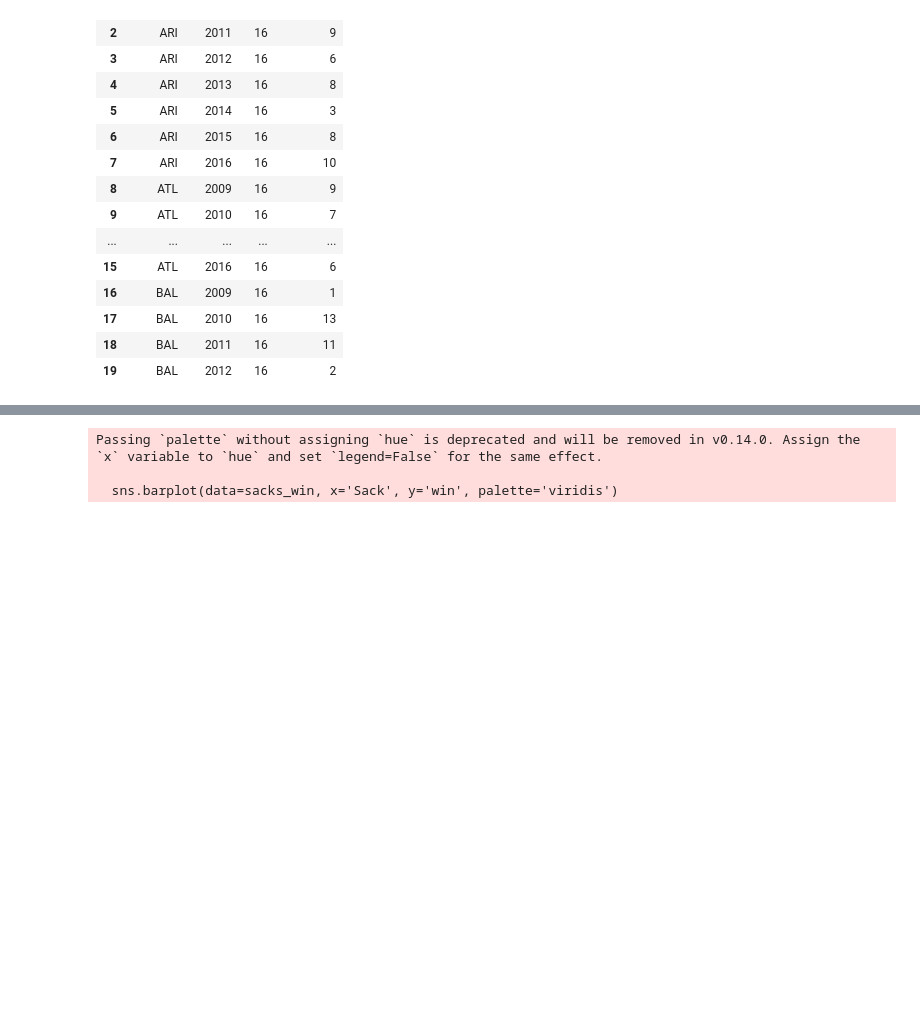
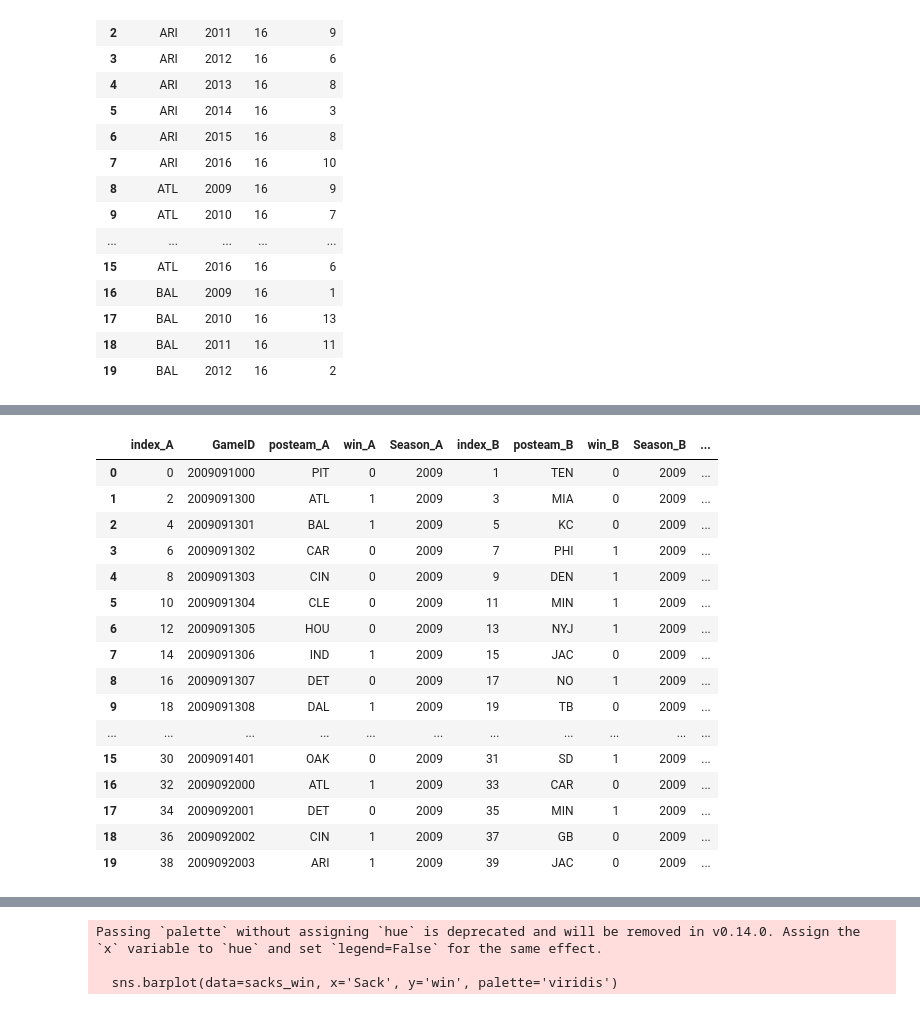
Before and after one commit to tinge5/finalProjectML, a Jupyter notebook: notebooks/DataVisualization.ipynb, the cells around one changed output, grey strips where cells are left out. Cells and saved outputs as stored; diff of their text form; code cells hidden in the pictures; blank space fills up the shorter version.

```diff
--- a/notebooks/DataVisualization.ipynb
+++ b/notebooks/DataVisualization.ipynb
@@ -134,0 +199,37 @@ games_averages.head(20)
+# %%
+# Merge Team A season averages
+matchups2009a = matchups2009.copy()
+matchups2009a = matchups2009a.merge(
+    games_averages2009,
+    left_on="posteam_A",
+    right_on="posteam",
+    suffixes=("", "_A")
+).drop(columns=["posteam", "Season"])
+
+
+# Merge Team B season averages
+matchups2009a = matchups2009a.merge(
+    games_averages2009,
+    left_on="posteam_B",
+    right_on="posteam",
+    suffixes=("", "_B")
+)
+matchups2009a.head(20)
+# %% [output]
+|  | index_A | GameID | posteam_A | win_A | Season_A | index_B | posteam_B | win_B | Season_B | ... |
+| 0 | 0 | 2009091000 | PIT | 0 | 2009 | 1 | TEN | 0 | 2009 | ... |
+| 1 | 2 | 2009091300 | ATL | 1 | 2009 | 3 | MIA | 0 | 2009 | ... |
+| 2 | 4 | 2009091301 | BAL | 1 | 2009 | 5 | KC | 0 | 2009 | ... |
+| 3 | 6 | 2009091302 | CAR | 0 | 2009 | 7 | PHI | 1 | 2009 | ... |
+| 4 | 8 | 2009091303 | CIN | 0 | 2009 | 9 | DEN | 1 | 2009 | ... |
+| 5 | 10 | 2009091304 | CLE | 0 | 2009 | 11 | MIN | 1 | 2009 | ... |
+| 6 | 12 | 2009091305 | HOU | 0 | 2009 | 13 | NYJ | 1 | 2009 | ... |
+| 7 | 14 | 2009091306 | IND | 1 | 2009 | 15 | JAC | 0 | 2009 | ... |
+| 8 | 16 | 2009091307 | DET | 0 | 2009 | 17 | NO | 1 | 2009 | ... |
+| 9 | 18 | 2009091308 | DAL | 1 | 2009 | 19 | TB | 0 | 2009 | ... |
+| ... | ... | ... | ... | ... | ... | ... | ... | ... | ... | ... |
+| 15 | 30 | 2009091401 | OAK | 0 | 2009 | 31 | SD | 1 | 2009 | ... |
+| 16 | 32 | 2009092000 | ATL | 1 | 2009 | 33 | CAR | 0 | 2009 | ... |
+| 17 | 34 | 2009092001 | DET | 0 | 2009 | 35 | MIN | 1 | 2009 | ... |
+| 18 | 36 | 2009092002 | CIN | 1 | 2009 | 37 | GB | 0 | 2009 | ... |
+| 19 | 38 | 2009092003 | ARI | 1 | 2009 | 39 | JAC | 0 | 2009 | ... |
```
Also changed, not shown: parts of 11 cells of this notebook.
